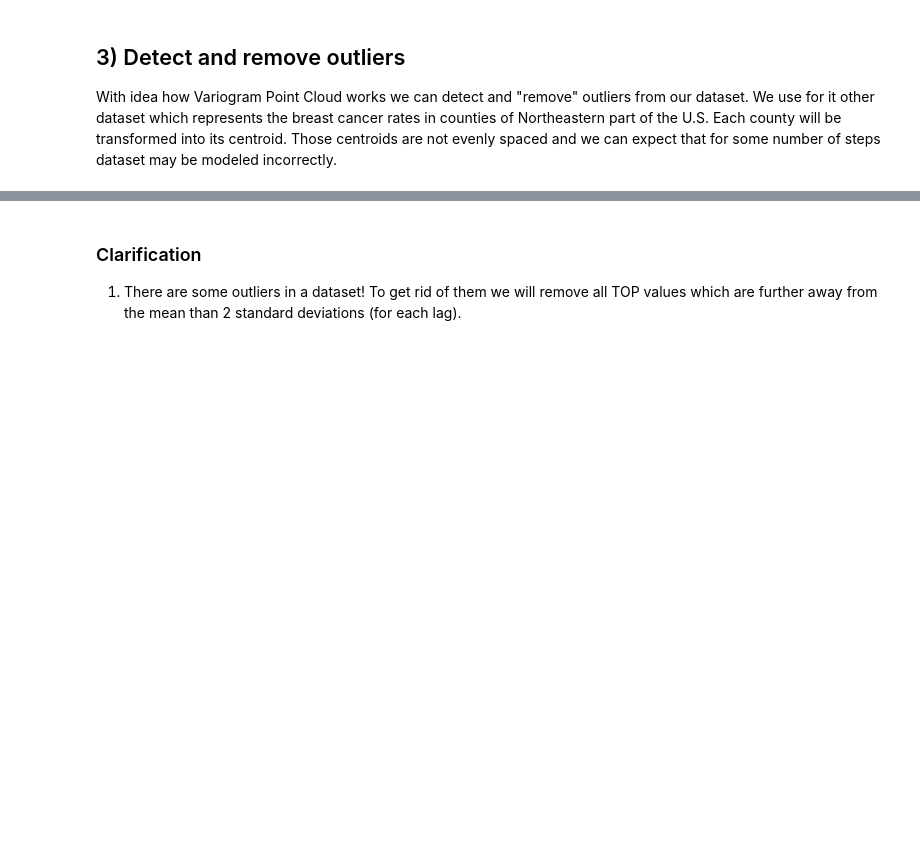
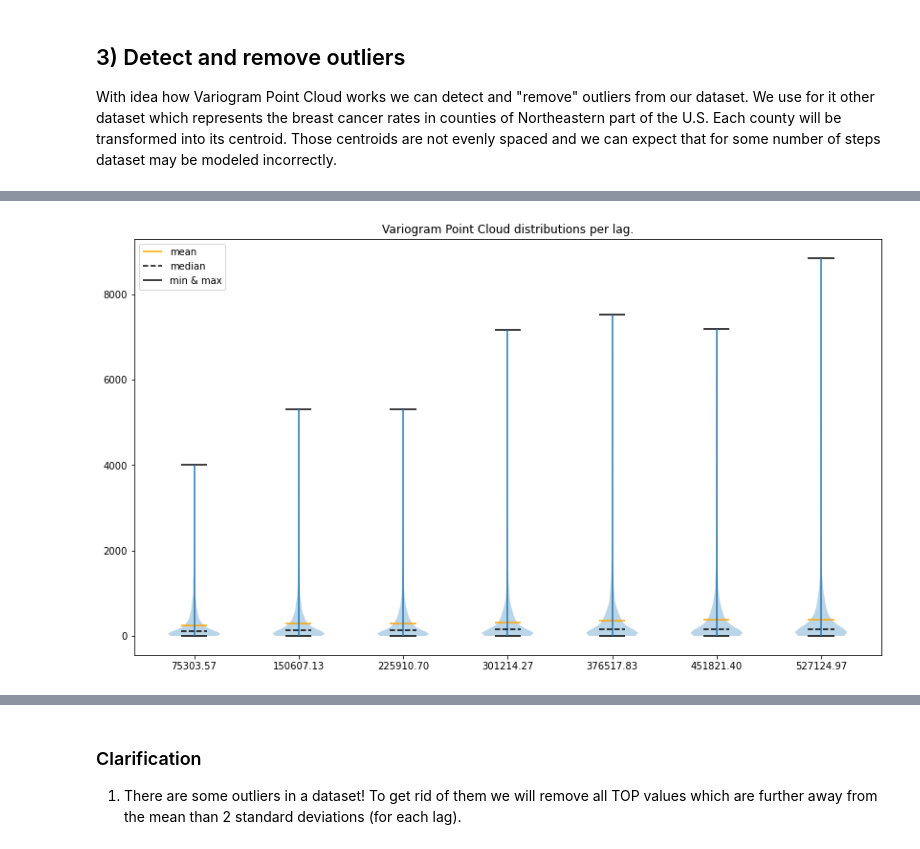
Before and after one commit to DataverseLabs/pyinterpolate, a Jupyter notebook: tutorials/Variogram Point Cloud (Basic).ipynb, the cells around one changed output, grey strips where cells are left out. Cells and saved outputs as stored; diff of their text form; code cells hidden in the pictures; blank space fills up the shorter version.

Commit message:
variogram point cloud update

```diff
--- a/tutorials/Variogram Point Cloud (Basic).ipynb
+++ b/tutorials/Variogram Point Cloud (Basic).ipynb
@@ -131,0 +144,15 @@ areal_centroids = areal_data[:, -3:]
+# %%
+# Read and prepare data
+
+DATASET = 'samples/regularization/cancer_data.gpkg'
+POLYGON_LAYER = 'areas'
+GEOMETRY_COL = 'geometry'
+POLYGON_ID = 'FIPS'
+POLYGON_VALUE = 'rate'
+MAX_RANGE = 400000
+STEP_SIZE = 40000
+
+AREAL_INPUT = Blocks()
+AREAL_INPUT.from_file(DATASET, value_col=POLYGON_VALUE, index_col=POLYGON_ID, layer_name=POLYGON_LAYER)
+
+AREAL_INPUT.data.head()
@@ -132,16 +166,14 @@ areal_centroids = areal_data[:, -3:]
+# %%
+areal_centroids = AREAL_INPUT.data[['centroid.x', 'centroid.y', 'rate']].values
 # %%
 # Create analysis parameters
 
 # Check max distance between points
 
 distances = calc_point_to_point_distance(areal_centroids[:, :-1])
-maximum_range = np.max(distances)
+maximum_range = np.max(distances) / 2
 
-number_of_lags = [4, 8, 16, 32]
-step_sizes = [maximum_range / x for x in number_of_lags]
+number_of_lags = 8
+step_size = maximum_range / number_of_lags
 
-variogram_clouds = []
-
-for step_size in step_sizes:
-    variogram_cloud = build_variogram_point_cloud(areal_centroids, step_size, maximum_range)
-    variogram_clouds.append(variogram_cloud)
+vc = VariogramCloud(input_array=areal_centroids, step_size=step_size, max_range=maximum_range)
@@ -199,0 +180,4 @@ Lags per area: 32
+# %%
+vc.plot('violin')
+# %% [output]
+[figure, added]
```
Also changed, not shown: parts of 14 cells of this notebook, 4 other files.
